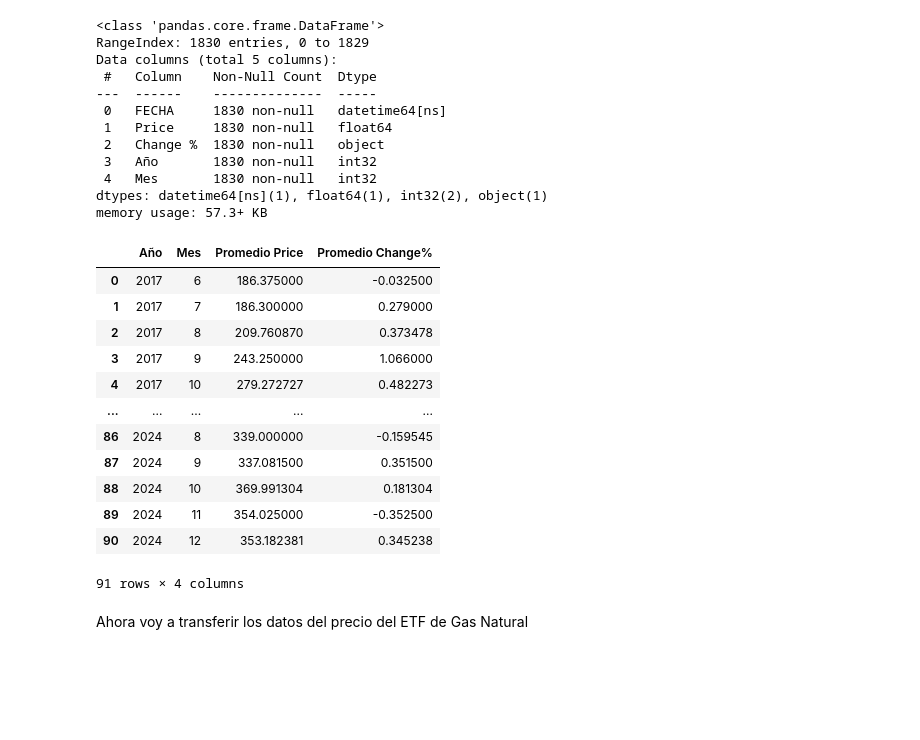
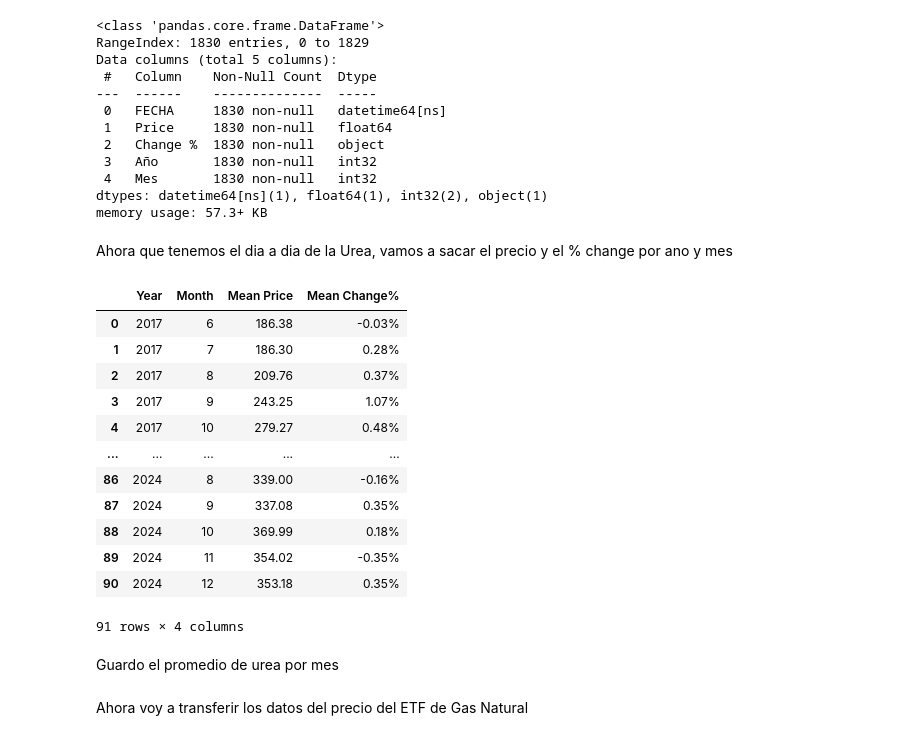
Before and after one commit to auricIecu/EDA, a Jupyter notebook: 0-Enunciado.1_EDA copy.ipynb, the cells around one changed output. Cells and saved outputs as stored; diff of their text form; code cells hidden in the pictures; blank space fills up the shorter version.

```diff
--- a/0-Enunciado.1_EDA copy.ipynb
+++ b/0-Enunciado.1_EDA copy.ipynb
@@ -509,5 +455,3 @@ Remaining invalid dates: 0
-# %%
-pd.set_option('display.max_rows', 20)
 # %% [markdown]
 Borro las razones sociales
 # %%
@@ -1452,53 +1299,52 @@ dtypes: datetime64[ns](1), float64(1), int32(2), object(1)
 memory usage: 57.3+ KB
 # %%
 data_1_precio_urea_filtrada.to_csv('/Users/auric/REPO_TEST/Entregas/Entrega 28 - 03 de abril de marzo/EDA Agricultura_Clima Ecuador/EDA/Data_2/precios_historicos/data_1_precio_urea_filtrada.csv', index=False)
+# %% [markdown]
+Ahora que tenemos el dia a dia de la Urea, vamos a sacar el precio y el % change por ano y mes
 # %%
-# Convert the date column to datetime without converting back to string
+# # Convierto para que me pueda servir, aunque ya esta como date
 data_1_precio_urea_filtrada['FECHA'] = pd.to_datetime(data_1_precio_urea_filtrada['FECHA'])
 
-# Extraer año y mes
 data_1_precio_urea_filtrada['Año'] = data_1_precio_urea_filtrada['FECHA'].dt.year
 data_1_precio_urea_filtrada['Mes'] = data_1_precio_urea_filtrada['FECHA'].dt.month
 
-# Convert 'Change %' from object to numeric
-# First, check if there's a '%' symbol and remove it
+# Cmabio change de object a numeric y remuevo cualquier %
 if data_1_precio_urea_filtrada['Change %'].dtype == 'object':
     data_1_precio_urea_filtrada['Change %'] = data_1_precio_urea_filtrada['Change %'].str.replace('%', '')
-    # Handle commas if they're used as decimal separators
     data_1_precio_urea_filtrada['Change %'] = data_1_precio_urea_filtrada['Change %'].str.replace(',', '.')
-    # Convert to float
     data_1_precio_urea_filtrada['Change %'] = pd.to_numeric(data_1_precio_urea_filtrada['Change %'], errors='coerce')
 
-# Ensure Price is also numeric
-data_1_precio_urea_filtrada['Price'] = pd.to_numeric(data_1_precio_urea_filtrada['Price'], errors='coerce')
-
-# Calcular promedio de Price y Change% por mes
+# Calculo el mean de price y change por mes
 promedio_precio_por_mes_urea = data_1_precio_urea_filtrada.groupby(['Año', 'Mes']).agg({
     'Price': 'mean',
     'Change %': 'mean'
 }).reset_index()
 
-# Renombrar columnas para mayor claridad
-promedio_precio_por_mes_urea.columns = ['Año', 'Mes', 'Promedio Price', 'Promedio Change%']
+promedio_precio_por_mes_urea.columns = ['Year', 'Month', 'Mean Price', 'Mean Change%']
 
-# Ordenar por año y mes
-promedio_precio_por_mes_urea = promedio_precio_por_mes_urea.sort_values(['Año', 'Mes'])
+promedio_precio_por_mes_urea['Mean Price'] = promedio_precio_por_mes_urea['Mean Price'].apply(lambda x: f"{x:.2f}")
+
+promedio_precio_por_mes_urea['Mean Change%'] = promedio_precio_por_mes_urea['Mean Change%'].apply(lambda x: f"{x:.2f}%")
+
+promedio_precio_por_mes_urea = promedio_precio_por_mes_urea.sort_values(['Year', 'Month'])
 
 promedio_precio_por_mes_urea
 # %% [output]
-|  | Año | Mes | Promedio Price | Promedio Change% |
-| 0 | 2017 | 6 | 186.375000 | -0.032500 |
-| 1 | 2017 | 7 | 186.300000 | 0.279000 |
-| 2 | 2017 | 8 | 209.760870 | 0.373478 |
-| 3 | 2017 | 9 | 243.250000 | 1.066000 |
-| 4 | 2017 | 10 | 279.272727 | 0.482273 |
+|  | Year | Month | Mean Price | Mean Change% |
+| 0 | 2017 | 6 | 186.38 | -0.03% |
+| 1 | 2017 | 7 | 186.30 | 0.28% |
+| 2 | 2017 | 8 | 209.76 | 0.37% |
+| 3 | 2017 | 9 | 243.25 | 1.07% |
+| 4 | 2017 | 10 | 279.27 | 0.48% |
 | ... | ... | ... | ... | ... |
-| 86 | 2024 | 8 | 339.000000 | -0.159545 |
-| 87 | 2024 | 9 | 337.081500 | 0.351500 |
-| 88 | 2024 | 10 | 369.991304 | 0.181304 |
-| 89 | 2024 | 11 | 354.025000 | -0.352500 |
-| 90 | 2024 | 12 | 353.182381 | 0.345238 |
+| 86 | 2024 | 8 | 339.00 | -0.16% |
+| 87 | 2024 | 9 | 337.08 | 0.35% |
+| 88 | 2024 | 10 | 369.99 | 0.18% |
+| 89 | 2024 | 11 | 354.02 | -0.35% |
+| 90 | 2024 | 12 | 353.18 | 0.35% |
 91 rows × 4 columns
+# %% [markdown]
+Guardo el promedio de urea por mes
 # %%
 promedio_precio_por_mes_urea.to_csv('/Users/auric/REPO_TEST/Entregas/Entrega 28 - 03 de abril de marzo/EDA Agricultura_Clima Ecuador/EDA/Data_2/precios_historicos/promedio_precio_por_mes_urea.csv', index=False)
 # %% [markdown]
```
Also changed, not shown: parts of 73 cells of this notebook, 10 other files.
